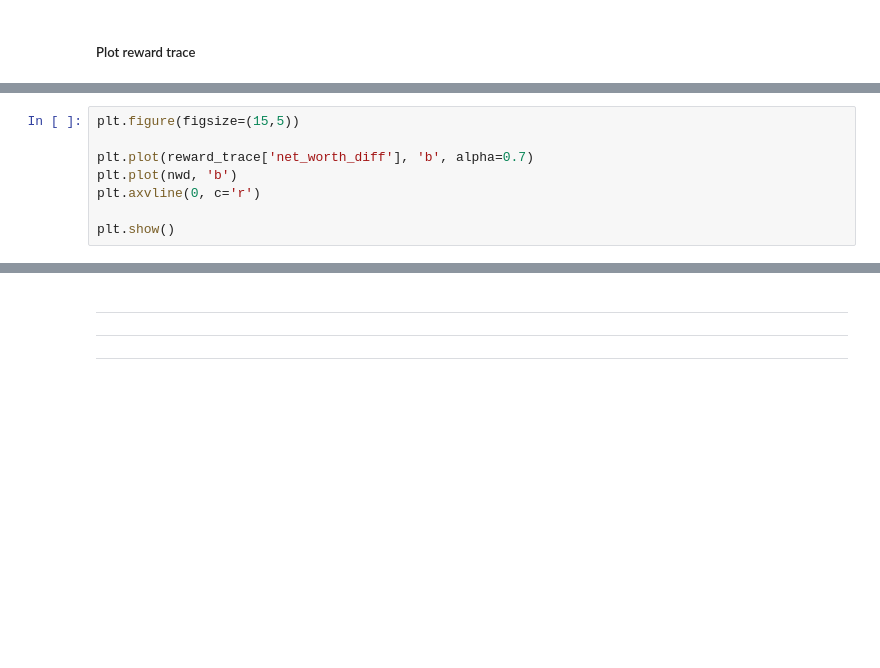
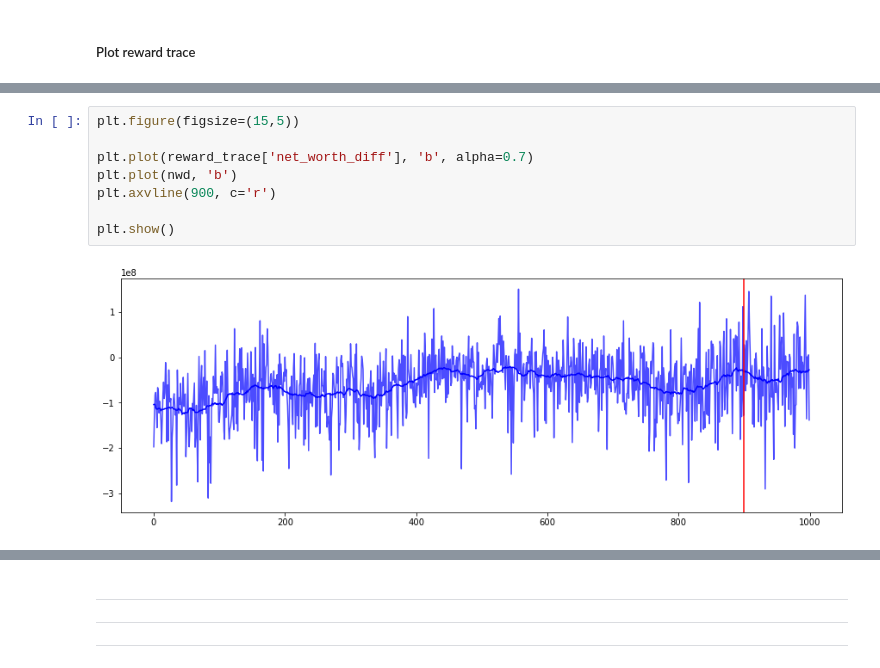
Before and after one commit to willarliss/Trade-Bot-2, a Jupyter notebook: train__main.ipynb, the cells around one changed output, grey strips where cells are left out. Cells and saved outputs as stored; diff of their text form; blank space fills up the shorter version.

```diff
--- a/train__main.ipynb
+++ b/train__main.ipynb
@@ -440,11 +446,13 @@ print(np.argmax(nwd)+1, np.argmax(reward_trace['net_worth_diff'])+1)
 # %%
 plt.figure(figsize=(15,5))
 
 plt.plot(reward_trace['net_worth_diff'], 'b', alpha=0.7)
 plt.plot(nwd, 'b')
-plt.axvline(0, c='r')
+plt.axvline(900, c='r')
 
 plt.show()
+# %% [output]
+[figure, added]
 # %%
 lr = LinearRegression()
 
```
Also changed, not shown: parts of 8 cells of this notebook, 39 other files.
